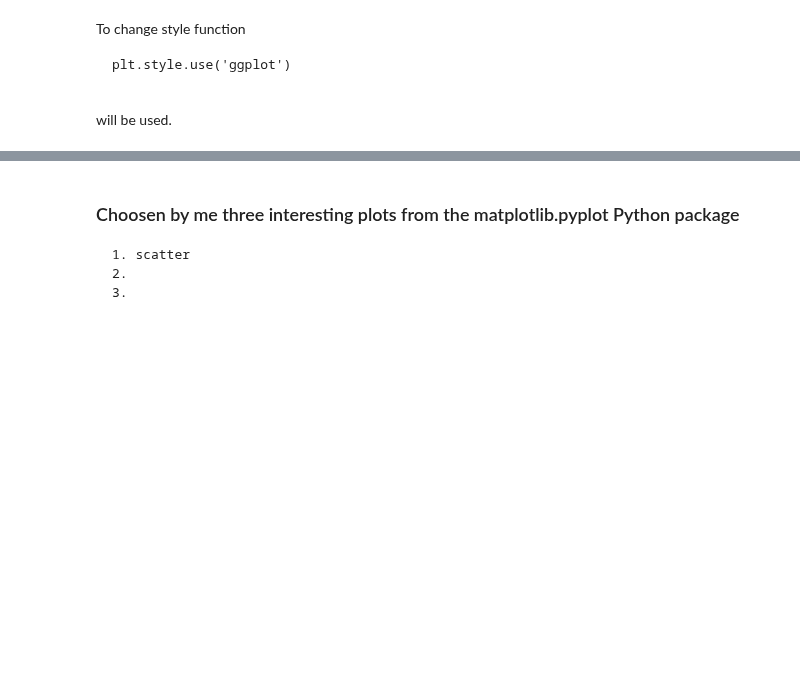
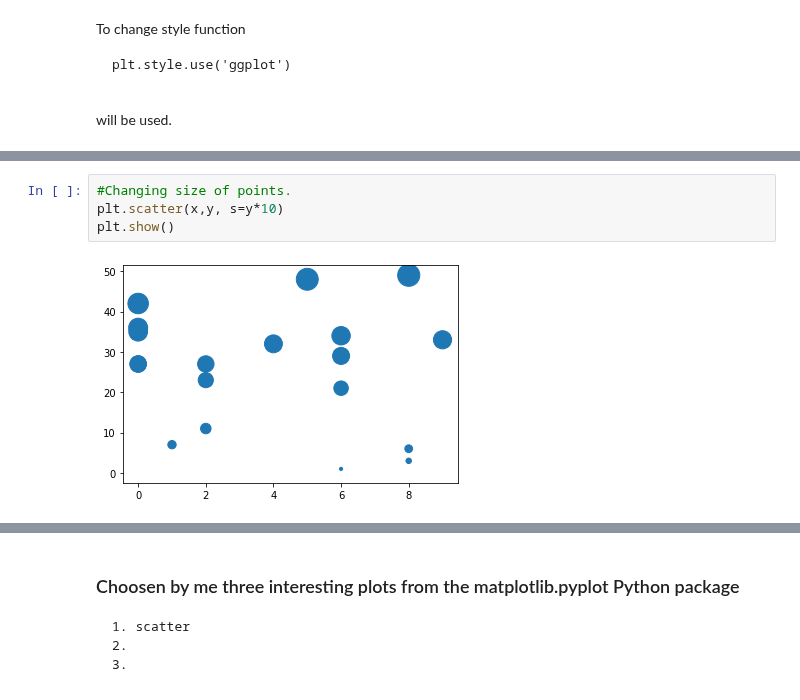
Before and after one commit to DracoNibilis/CAO_Points_Analysis, a Jupyter notebook: pyplot.ipynb, the cells around one changed output, grey strips where cells are left out. Saved outputs shown, nothing was run; the diff lists cells and outputs as text; blank space fills up the shorter version.

```diff
--- a/pyplot.ipynb
+++ b/pyplot.ipynb
@@ -298,0 +331,6 @@ will be used.
+# %%
+#Changing size of points.
+plt.scatter(x,y, s=y*10)
+plt.show()
+# %% [output]
+[figure, added]
```
Also changed, not shown: parts of 12 cells of this notebook.
